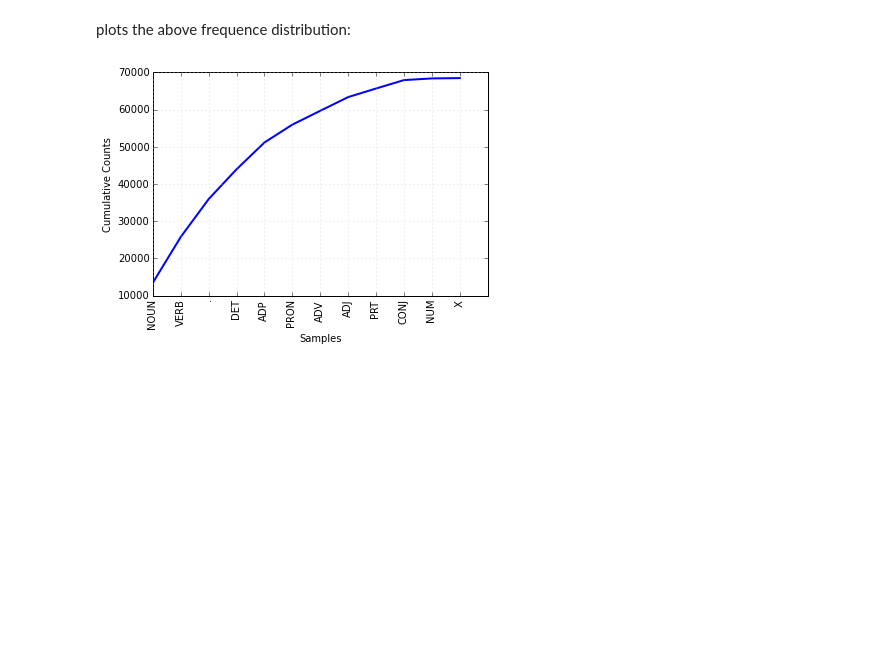
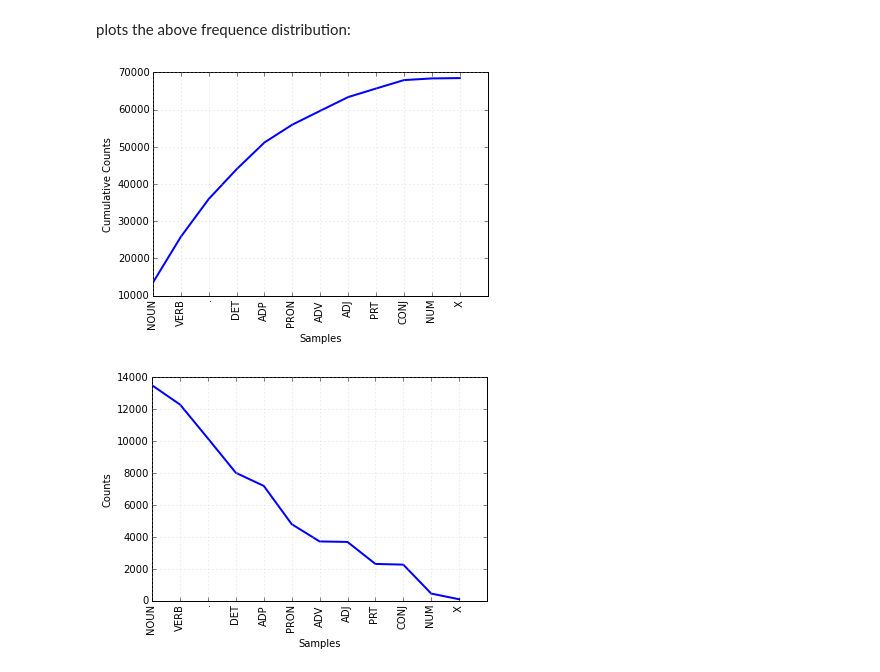
Before and after one commit to sofiabroome/wordpredictor, a Jupyter notebook: explore_nltk.ipynb, the cells around one changed output. Saved outputs shown, nothing was run; the diff lists cells and outputs as text; code cells hidden in the pictures; blank space fills up the shorter version.

```diff
--- a/explore_nltk.ipynb
+++ b/explore_nltk.ipynb
@@ -97,6 +97,7 @@ tag_fd.most_common()
 plots the above frequence distribution:
 # %%
 tag_fd.plot(cumulative=True)
-#tag_fd.plot()
+tag_fd.plot()
 # %% [output]
 [figure]
+[figure, added]
```
